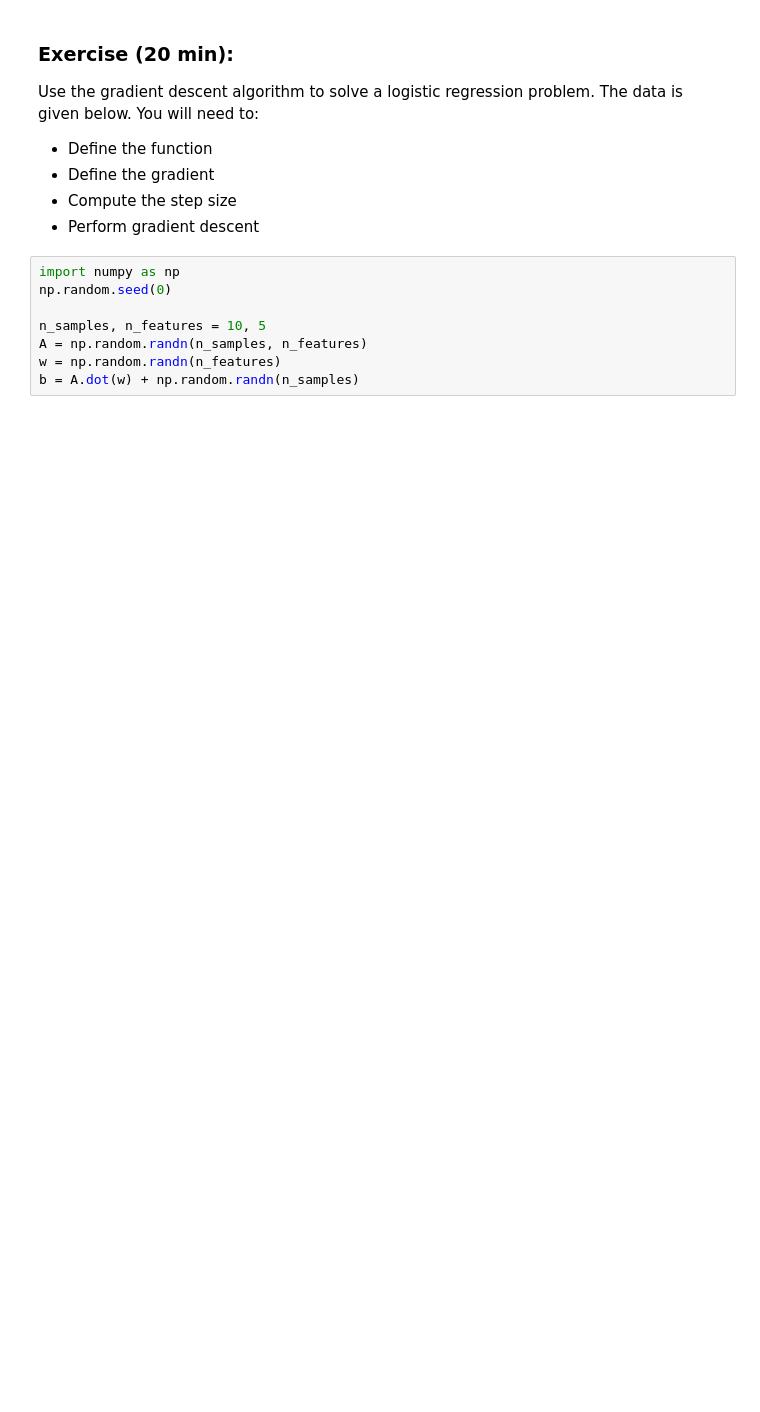
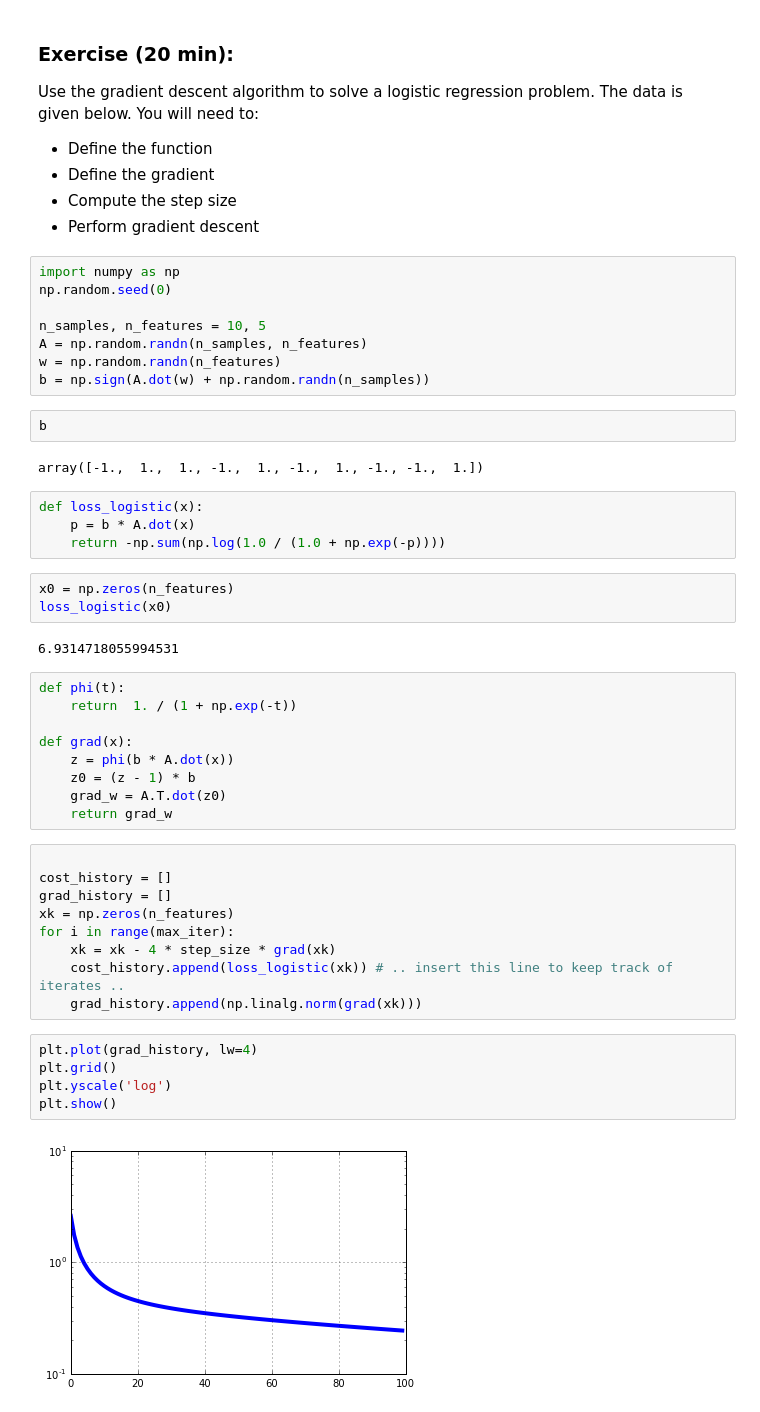
Before and after one commit to fabianp/DSOML_2017, a Jupyter notebook: 01-gradient_descent.ipynb, the cells around one changed output. Saved outputs shown, nothing was run; the diff lists cells and outputs as text; blank space fills up the shorter version.

```diff
--- a/01-gradient_descent.ipynb
+++ b/01-gradient_descent.ipynb
@@ -97,4 +128,42 @@ np.random.seed(0)
 n_samples, n_features = 10, 5
 A = np.random.randn(n_samples, n_features)
 w = np.random.randn(n_features)
-b = A.dot(w) + np.random.randn(n_samples)
+b = np.sign(A.dot(w) + np.random.randn(n_samples))
+# %%
+b
+# %% [output]
+array([-1.,  1.,  1., -1.,  1., -1.,  1., -1., -1.,  1.])
+# %%
+def loss_logistic(x):
+    p = b * A.dot(x)
+    return -np.sum(np.log(1.0 / (1.0 + np.exp(-p))))
+# %%
+x0 = np.zeros(n_features)
+loss_logistic(x0)
+# %% [output]
+6.9314718055994531
+# %%
+def phi(t):
+    return  1. / (1 + np.exp(-t))
+
+def grad(x):
+    z = phi(b * A.dot(x))
+    z0 = (z - 1) * b
+    grad_w = A.T.dot(z0)
+    return grad_w
+# %%
+
+cost_history = []
+grad_history = []
+xk = np.zeros(n_features)
+for i in range(max_iter):
+    xk = xk - 4 * step_size * grad(xk)
+    cost_history.append(loss_logistic(xk)) # .. insert this line to keep track of iterates ..
+    grad_history.append(np.linalg.norm(grad(xk)))
+# %%
+plt.plot(grad_history, lw=4)
+plt.grid()
+plt.yscale('log')
+plt.show()
+# %% [output]
+[figure, added]
```
Also changed, not shown: parts of 9 cells of this notebook, 3 other files.
